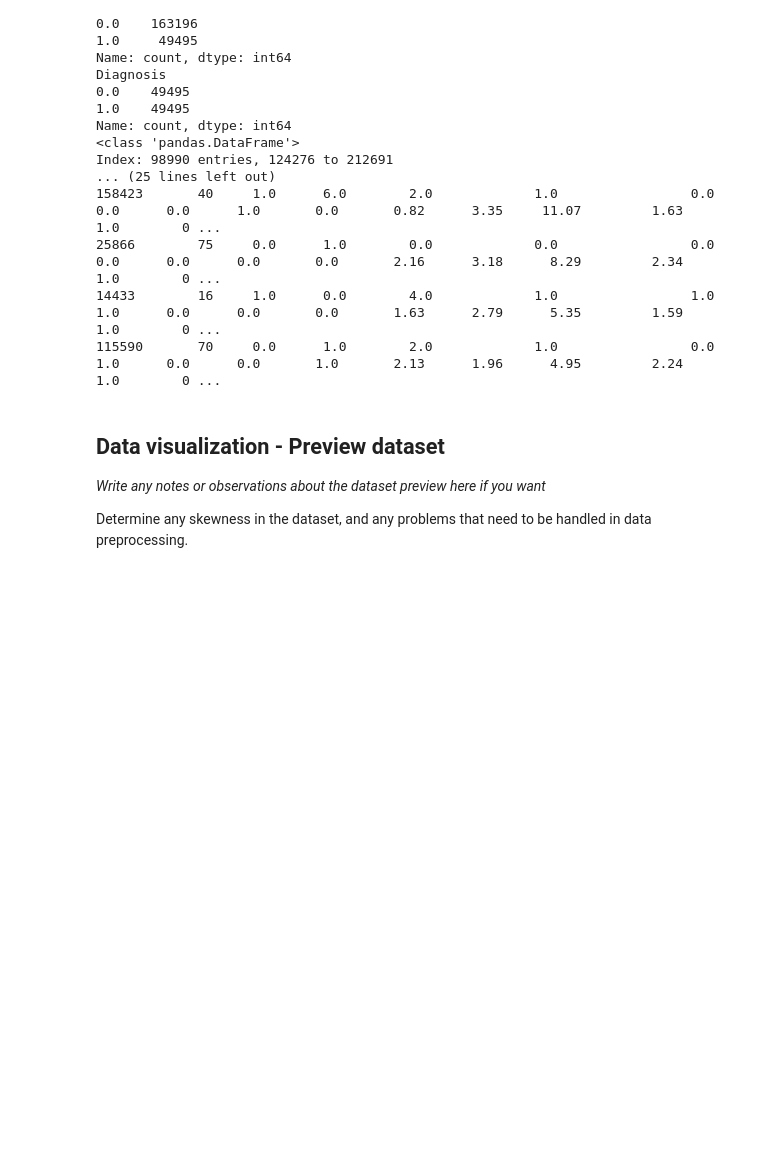
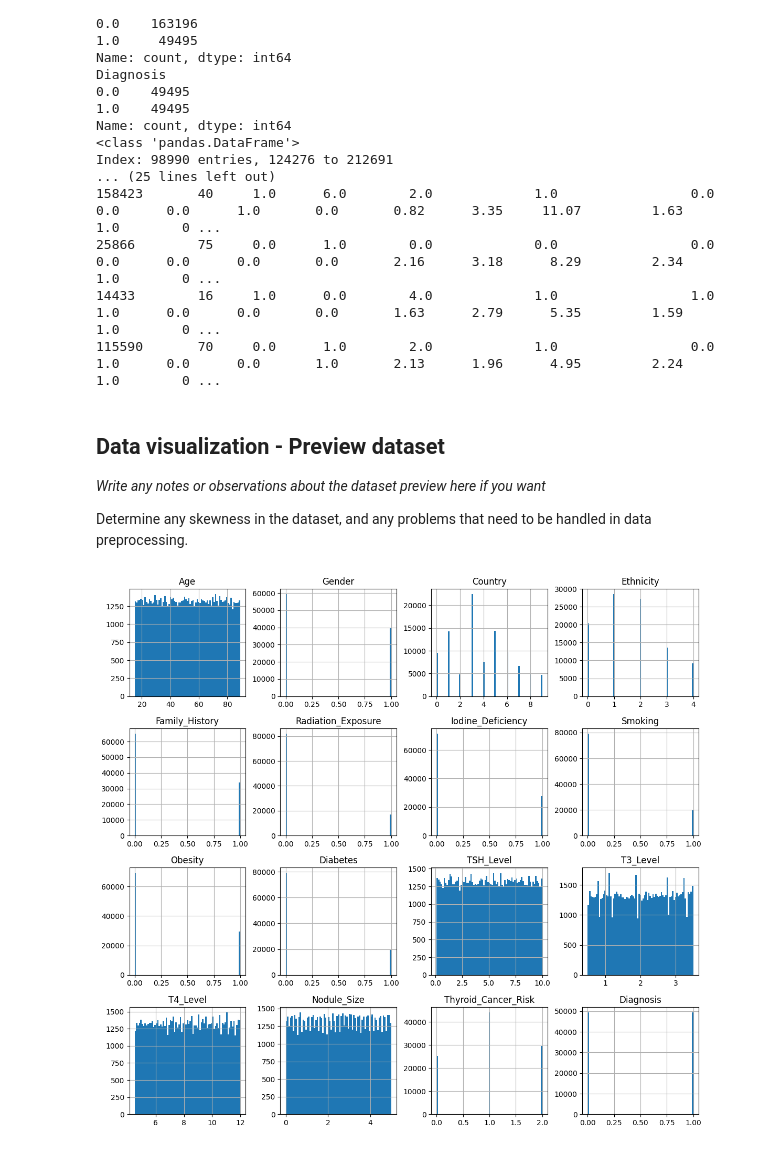
Before and after one commit to gentleman644/foxtrot-thyroid-cancer-prediction, a Jupyter notebook: Project_01_Foxtrot.ipynb, the cells around one changed output. Saved outputs shown, nothing was run; the diff lists cells and outputs as text; code cells hidden in the pictures; blank space fills up the shorter version.

```diff
--- a/Project_01_Foxtrot.ipynb
+++ b/Project_01_Foxtrot.ipynb
@@ -178,9 +179,18 @@ Determine any skewness in the dataset, and any problems that need to be handled
 # %%
 # Part 4: Data graphs
 
 # Cell 7 - histograms:
 # 6 histograms are showed for time, temperature, rel.humidity, light, CO2 and humidityRatio.
 # All histograms show skewness due to the ammount of data distributed throughout each graph besides the time histogram.
 # All other histograms besides occupancy show left skewness - the data data is primarily in the left side of the graph showing a noticeable spike in each graph.
 # Occupancy has a bimodial skew, where the data is only on the left and right sides but not in the center.
 # The time histogram follows a normal distribution, there is no skew.
+
+# Graphical: Preview dataset 1
+import matplotlib.pyplot as plt
+
+# P5: Histrogram shows dataset contains 'skewness' (data is NOT symmetrically distributed)
+dataset.hist(bins=75, figsize=(14, 13))
+plt.show()
+# %% [output]
+[figure, added]
```
Also changed, not shown: parts of 7 cells of this notebook.
